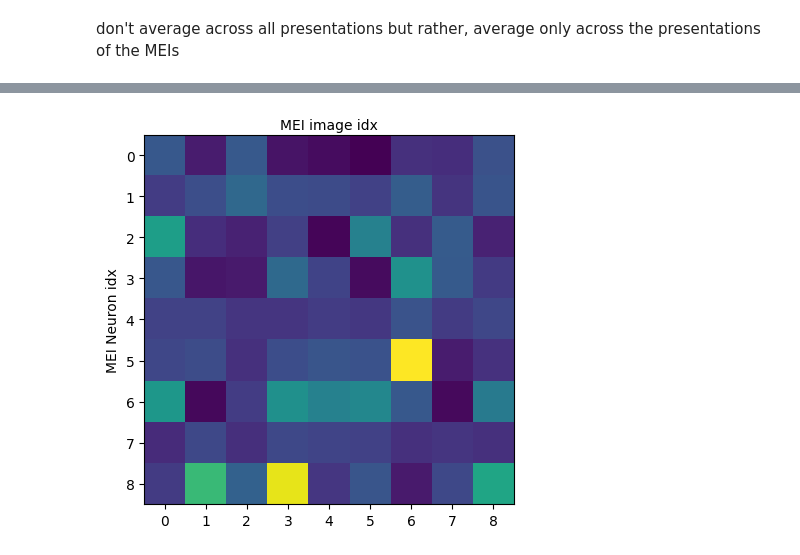
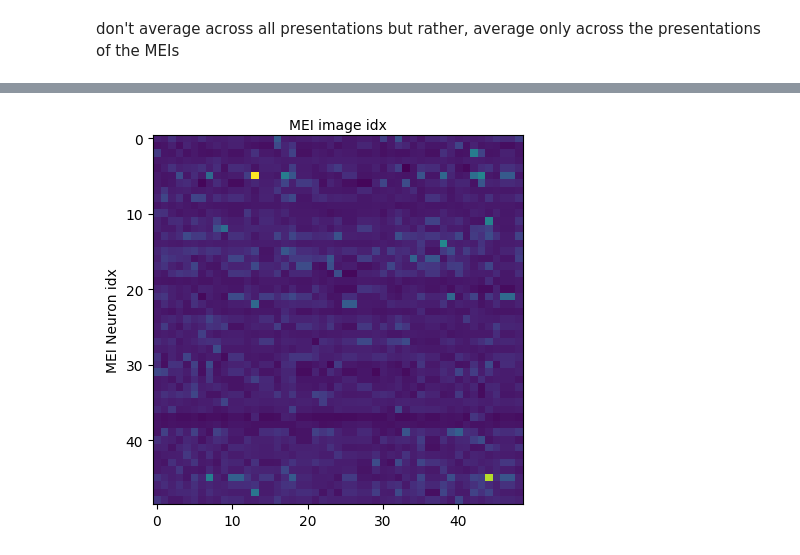
Before and after one commit to ananaphasia/Petreanu_MEI_generation, a Jupyter notebook: 05_match_MEIs.ipynb, the cells around one changed output, grey strips where cells are left out. Cells and saved outputs as stored; diff of their text form; code cells hidden in the pictures.

Commit message:
make prettier UMAP images

```diff
--- a/05_match_MEIs.ipynb
+++ b/05_match_MEIs.ipynb
@@ -164,5 +165,5 @@ MEI_cell_ids
 # %%
-session_reference = [['LPE13959', '2025_02_17']]
+session_reference = [['LPE13959', '2025_02_26']]
 session_reference_idx = np.argwhere(np.all(session_list == session_reference, axis=-1))[0, 0]
 session_MEI_idx = np.argwhere(np.all(session_list == MEI_validation_session, axis=-1))[0, 0]
 session_reference_idx, session_MEI_idx
@@ -232,8 +233,19 @@ respmat_MEI = sess_MEI.respmat
 
 # z score normalization
 
-respmat_ref = (respmat_ref - np.mean(respmat_ref, axis = 1, keepdims=True)) / np.std(respmat_ref, axis=1, keepdims=True)
-respmat_MEI = (respmat_MEI - np.mean(respmat_MEI, axis = 1, keepdims=True)) / np.std(respmat_MEI, axis=1, keepdims=True)
+# respmat_ref = (respmat_ref - np.mean(respmat_ref, axis = 1, keepdims=True)) / np.std(respmat_ref, axis=1, keepdims=True)
+# respmat_MEI = (respmat_MEI - np.mean(respmat_MEI, axis = 1, keepdims=True)) / np.std(respmat_MEI, axis=1, keepdims=True)
+
+# linearly normalize each row such that the min response is at 0 and the max response is at 1
+
+respmat_ref = (respmat_ref - np.min(respmat_ref, axis = 1, keepdims=True)) / (np.max(respmat_ref, axis=1, keepdims=True) - np.min(respmat_ref, axis=1, keepdims=True))
+respmat_MEI = (respmat_MEI - np.min(respmat_MEI, axis = 1, keepdims=True)) / (np.max(respmat_MEI, axis=1, keepdims=True) - np.min(respmat_MEI, axis=1, keepdims=True))
+# %%
+for i, row in enumerate(respmat_ref):
+    respmat_ref[i] = (row - np.mean(row, keepdims=True)) / np.std(row, keepdims=True)
+
+for i, row in enumerate(respmat_MEI):
+    respmat_MEI[i] = (row - np.mean(row, keepdims=True)) / np.std(row, keepdims=True)
 # %%
 num_neurons_ref = len(sess_ref.celldata)
 num_neurons_MEI = len(sess_MEI.celldata)
@@ -298,5 +309,5 @@ plt.show()
 # %%
-idx_MEIs_start = 2801 # TODO: change this to be 0-indexed on Bonsai
+idx_MEIs_start = 2800 # TODO: change this to be 0-indexed on Bonsai
 # %%
 validatable_MEIs = MEI_cell_ids.loc[MEI_cell_ids['cell_id'].isin(sess_ref_ids)]
 validatable_MEIs.rename({"cell_id": "cell_id_ref", "neuron_idx": "neuron_idx_ref", "index": "index_MEI_order_ref"}, axis=1, inplace=True)
@@ -365,10 +390,10 @@ for i in tqdm(range(num_validatable_MEIs)):  # images
 # %%
 plt.imshow(respmat_MEI_trunc_mean)
 plt.xlabel('MEI image idx')
 plt.ylabel('MEI Neuron idx')
-plt.xticks(np.arange(respmat_MEI_trunc_mean.shape[1])) # set for number of columns, which are the count of x axis
-plt.yticks(np.arange(respmat_MEI_trunc_mean.shape[0])) # set for number of rows, which are the count of y axis
+# plt.xticks(np.arange(respmat_MEI_trunc_mean.shape[1])) # set for number of columns, which are the count of x axis
+# plt.yticks(np.arange(respmat_MEI_trunc_mean.shape[0])) # set for number of rows, which are the count of y axis
 plt.gca().xaxis.set_label_position('top')
 plt.show()
 # %% [output]
-[figure, old version]
+[figure, new version]
```
Also changed, not shown: parts of 17 cells of this notebook, 2 other files.
